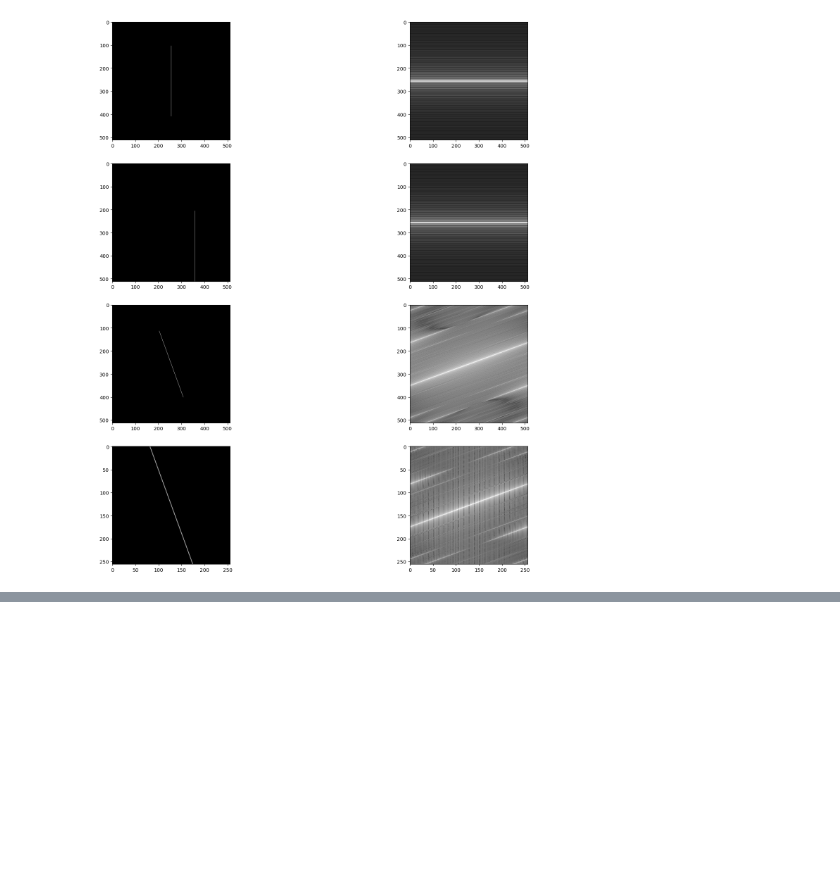
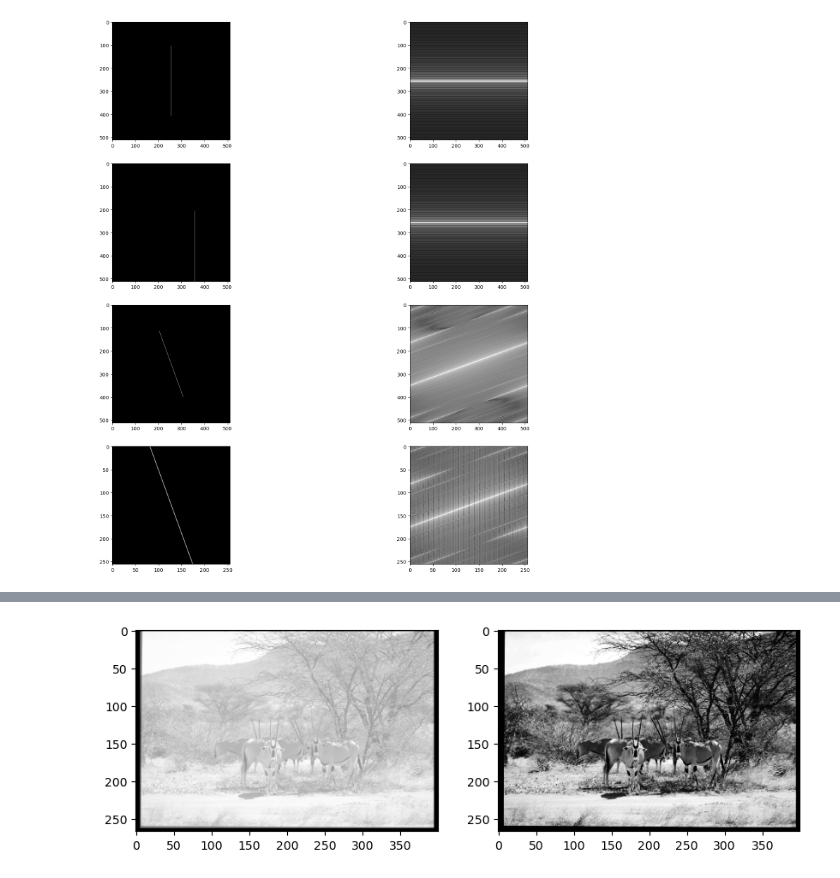
Before and after one commit to IgnacioFucksmann/PDI_2023, a Jupyter notebook: tp_05.ipynb, the cells around one changed output, grey strips where cells are left out. Cells and saved outputs as stored; diff of their text form; code cells hidden in the pictures; blank space fills up the shorter version.

```diff
--- a/tp_05.ipynb
+++ b/tp_05.ipynb
@@ -128,0 +137,13 @@ plt.show()
+# %%
+zebra = cv.imread("imagenes/imagenB.tif",cv.IMREAD_GRAYSCALE)
+zebra3= zebra - cv.boxFilter()
+
+zebra2=cv.equalizeHist(zebra)
+
+
+fig,ax=plt.subplots(1,2, figsize=(10,10))
+ax[0].imshow(zebra,cmap="gray")
+ax[1].imshow(zebra2,cmap="gray")
+plt.show()
+# %% [output]
+[figure, added]
```
Also changed, not shown: parts of 1 cell of this notebook.
